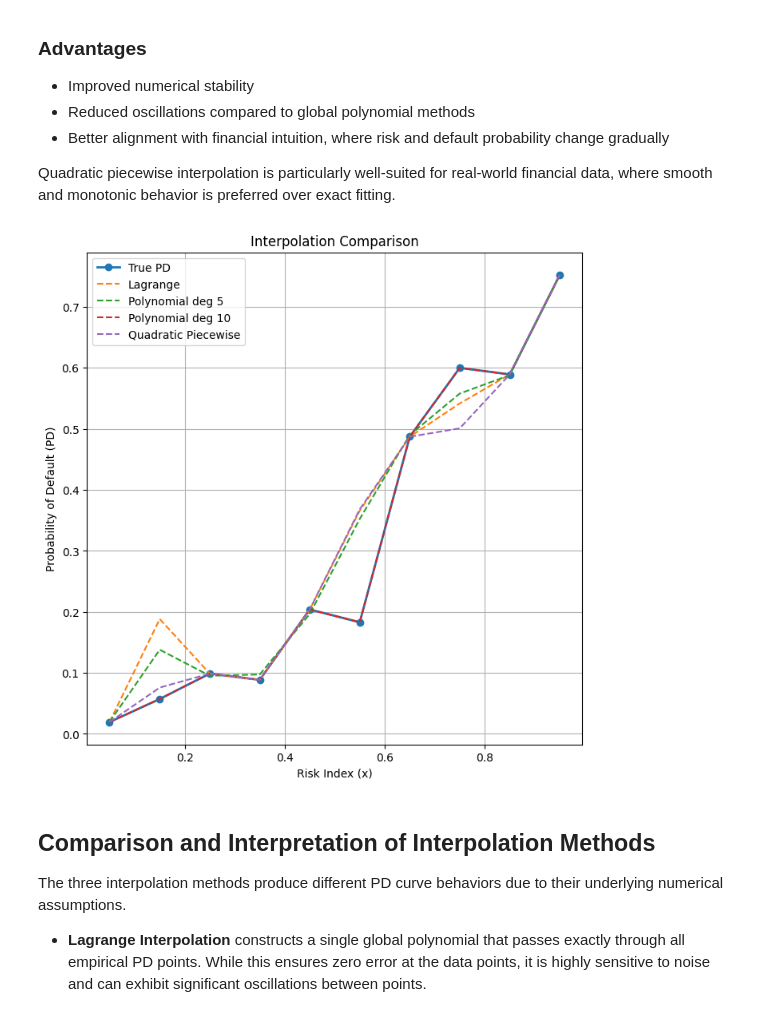
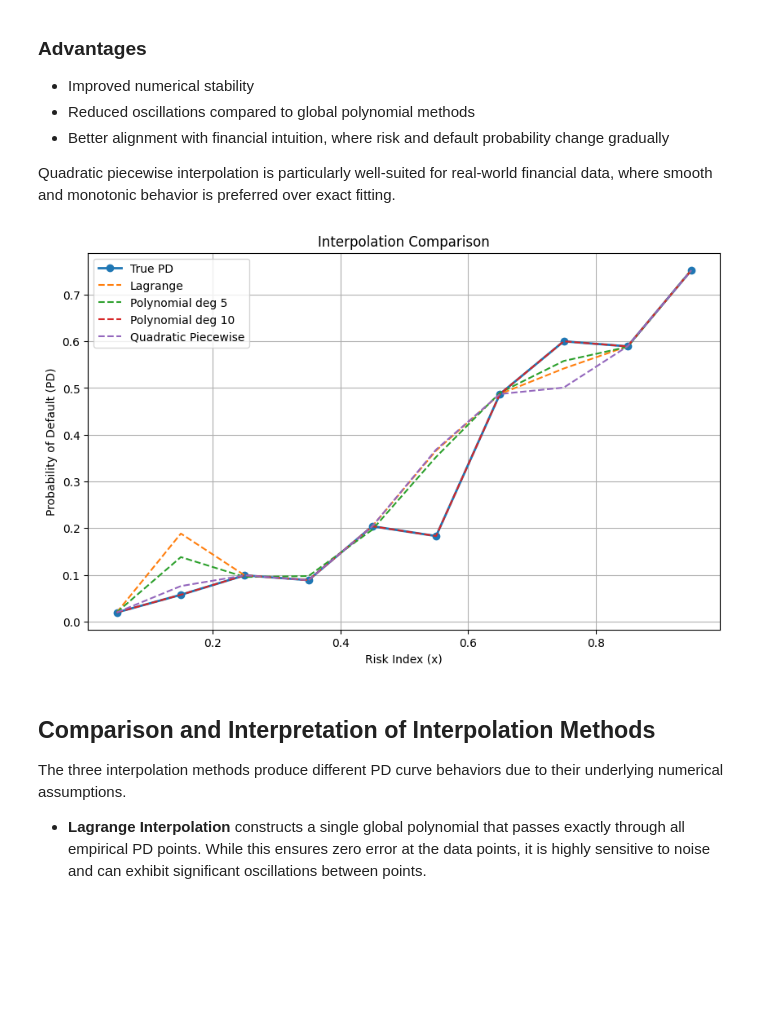
Before and after one commit to YoussefChati/Credit-Risk-Interpolation-GMSC, a Jupyter notebook: Documents/NumericalMethodsProject/notebooks/GMSC_PD_Interpolation.ipynb, the cells around one changed output. Drawn from its saved outputs; the diff is of its cells as text; code cells hidden in the pictures; blank space fills up the shorter version.

```diff
--- a/Documents/NumericalMethodsProject/notebooks/GMSC_PD_Interpolation.ipynb
+++ b/Documents/NumericalMethodsProject/notebooks/GMSC_PD_Interpolation.ipynb
@@ -406,24 +406,24 @@ def max_error(y_true, y_pred):
 # %%
 from matplotlib import pyplot as plt
 
 
-plt.figure(figsize=(8,8))
+plt.figure(figsize=(10,6))
 
 plt.plot(x, y, 'o-', label="True PD", linewidth=2)
 
 plt.plot(x, y_lagrange, '--', label="Lagrange")
 plt.plot(x, y_poly5, '--', label="Polynomial deg 5")
 plt.plot(x, y_poly10, '--', label="Polynomial deg 10")
 plt.plot(x, y_quad, '--', label="Quadratic Piecewise")
 
 plt.xlabel("Risk Index (x)")
 plt.ylabel("Probability of Default (PD)")
 plt.title("Interpolation Comparison")
 plt.legend()
 plt.grid(True)
 plt.show()
 # %% [output]
-[figure, old version]
+[figure, new version]
 # %% [markdown]
 ## Comparison and Interpretation of Interpolation Methods
 
```
